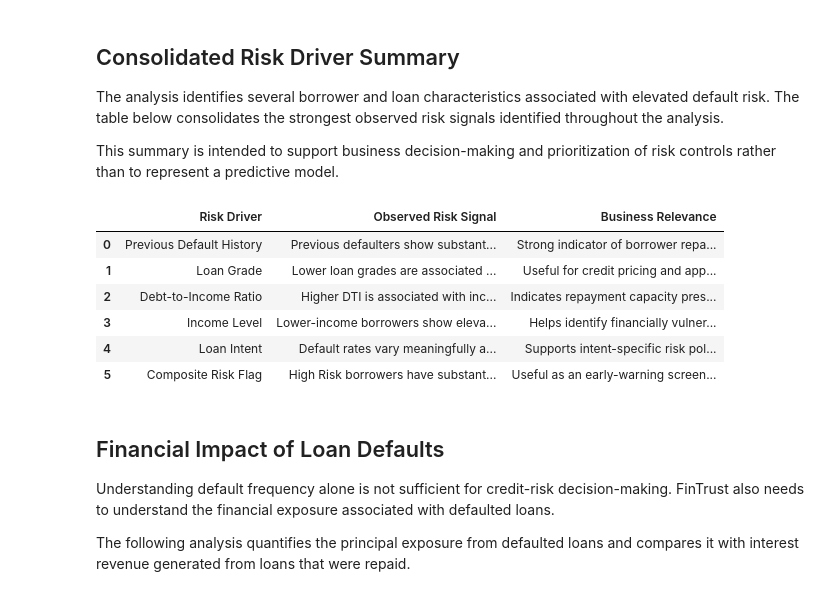
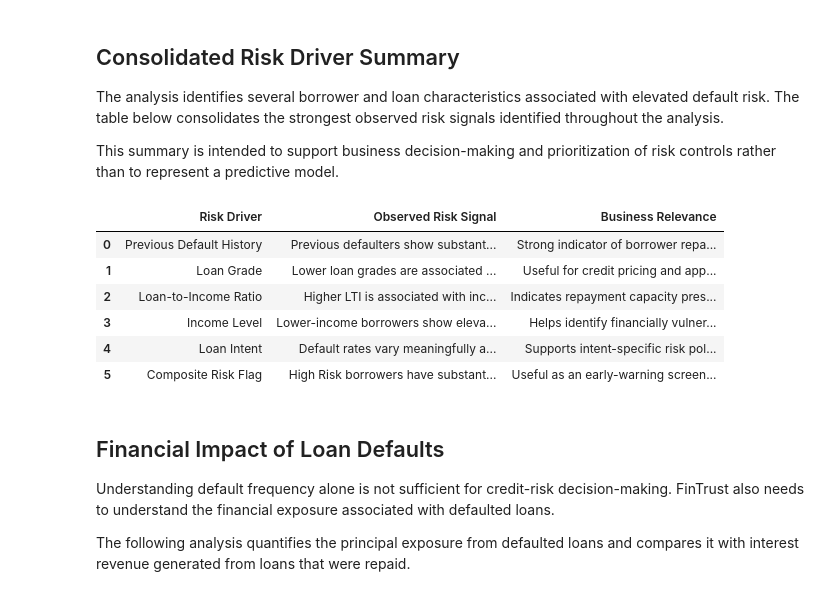
Before and after one commit to tsnuhithreddy/loan-default-risk-analysis, a Jupyter notebook: notebooks/Loan_default_risk_analysis.ipynb, the cells around one changed output. Cells and saved outputs as stored; diff of their text form; code cells hidden in the pictures.

```diff
--- a/notebooks/Loan_default_risk_analysis.ipynb
+++ b/notebooks/Loan_default_risk_analysis.ipynb
@@ -1990,36 +2004,36 @@ This summary is intended to support business decision-making and prioritization
 risk_driver_summary = pd.DataFrame({
     'Risk Driver': [
         'Previous Default History',
         'Loan Grade',
-        'Debt-to-Income Ratio',
+        'Loan-to-Income Ratio',
         'Income Level',
         'Loan Intent',
         'Composite Risk Flag'
     ],
     'Observed Risk Signal': [
         'Previous defaulters show substantially higher default risk',
         'Lower loan grades are associated with higher default rates',
-        'Higher DTI is associated with increased default risk',
+        'Higher LTI is associated with increased default risk',
         'Lower-income borrowers show elevated default risk',
         'Default rates vary meaningfully across loan purposes',
         'High Risk borrowers have substantially higher observed default rates'
     ],
     'Business Relevance': [
         'Strong indicator of borrower repayment risk',
         'Useful for credit pricing and approval decisions',
         'Indicates repayment capacity pressure',
         'Helps identify financially vulnerable borrowers',
         'Supports intent-specific risk policies',
         'Useful as an early-warning screening rule'
     ]
 })
 
 display(risk_driver_summary)
 # %% [output]
 |  | Risk Driver | Observed Risk Signal | Business Relevance |
 | 0 | Previous Default History | Previous defaulters show substant... | Strong indicator of borrower repa... |
 | 1 | Loan Grade | Lower loan grades are associated ... | Useful for credit pricing and app... |
-| 2 | Debt-to-Income Ratio | Higher DTI is associated with inc... | Indicates repayment capacity pres... |
+| 2 | Loan-to-Income Ratio | Higher LTI is associated with inc... | Indicates repayment capacity pres... |
 | 3 | Income Level | Lower-income borrowers show eleva... | Helps identify financially vulner... |
 | 4 | Loan Intent | Default rates vary meaningfully a... | Supports intent-specific risk pol... |
 | 5 | Composite Risk Flag | High Risk borrowers have substant... | Useful as an early-warning screen... |
```
Also changed, not shown: parts of 12 cells of this notebook.
